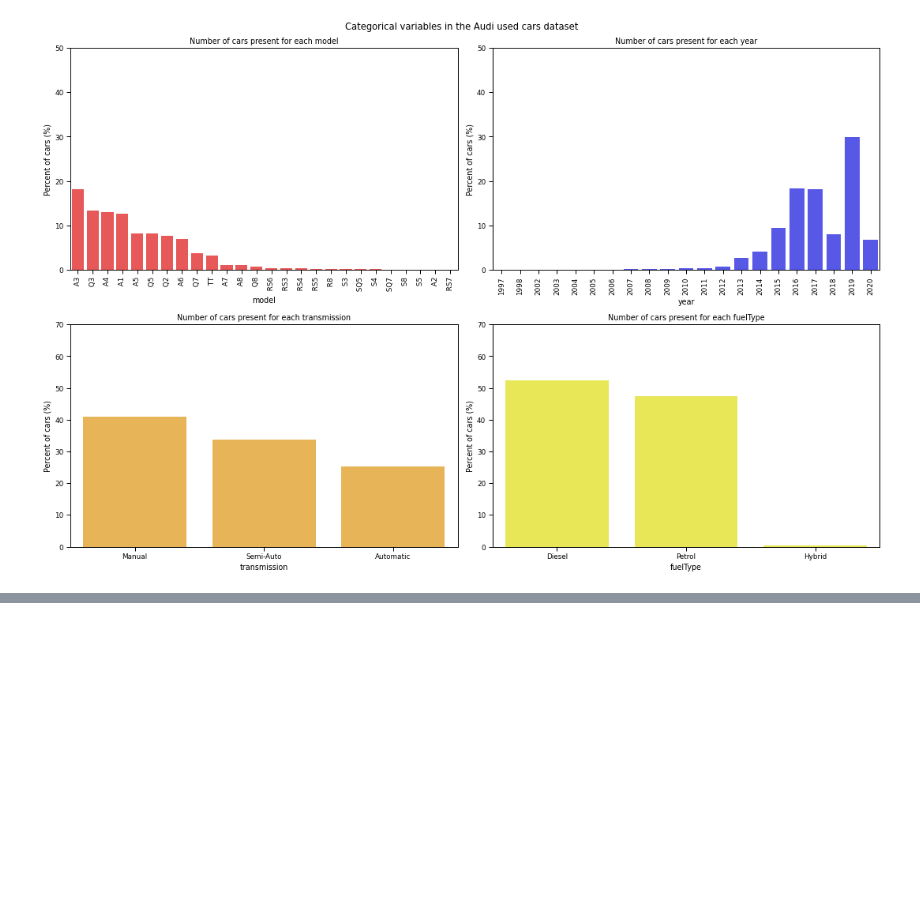
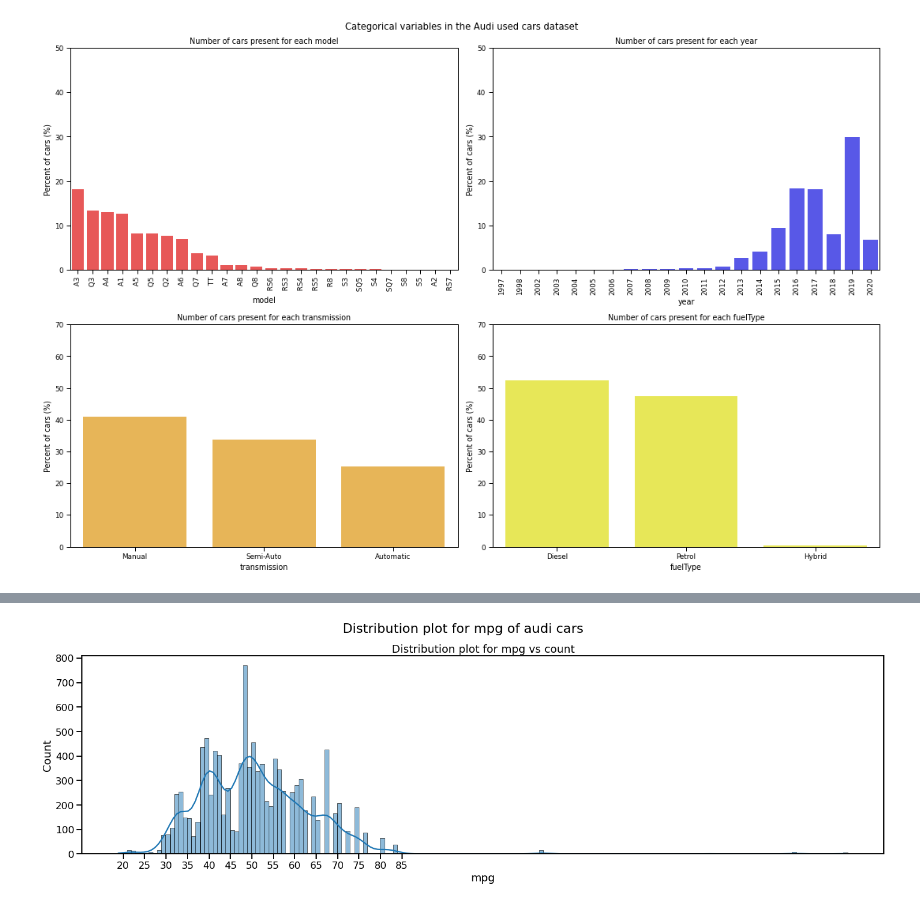
Before and after one commit to 123Osama/EDA-with-Python, a Jupyter notebook: audi_used_car_EDA.ipynb, the cells around one changed output, grey strips where cells are left out. Cells and saved outputs as stored; diff of their text form; code cells hidden in the pictures; blank space fills up the shorter version.

```diff
--- a/audi_used_car_EDA.ipynb
+++ b/audi_used_car_EDA.ipynb
@@ -310,0 +350,15 @@ plt.show()
+# %%
+plt.figure(figsize=(20, 17))
+
+plt.subplot(3, 1, 1)
+plt.title("Distribution plot for mpg vs count")
+sns.histplot(data=df, x='mpg', binwidth = 1,  kde = True)
+plt.xticks(np.arange(20, 90, 5))
+
+
+plt.suptitle("Distribution plot for mpg of audi cars")
+
+plt.tight_layout()
+plt.show()
+# %% [output]
+[figure, added]
```
Also changed, not shown: parts of 3 cells of this notebook.
